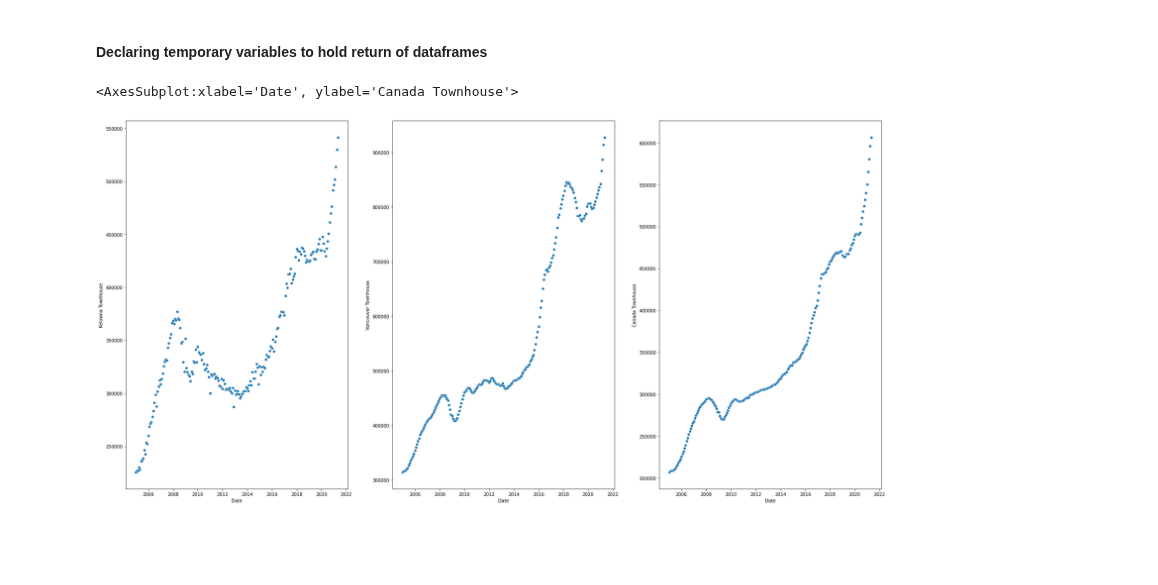
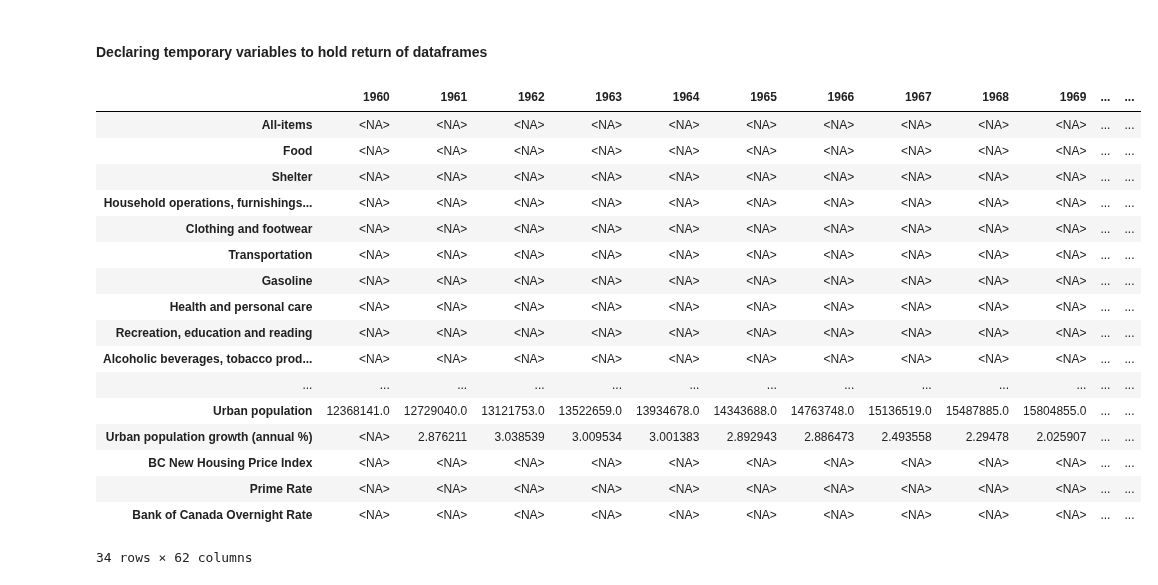
Before and after one commit to data301-2021-summer2/group-11-project, a Jupyter notebook: data/DataProcessingFunctions.ipynb, the cells around one changed output. Cells and saved outputs as stored; diff of their text form; code cells hidden in the pictures; blank space fills up the shorter version.

```diff
--- a/data/DataProcessingFunctions.ipynb
+++ b/data/DataProcessingFunctions.ipynb
@@ -103,12 +159,30 @@ masterDFFrom1991to2021 = masterDF.iloc[:, masterDF.shape[1]-31:masterDF.shape[1]
-# %%
-MLSHPIData
-
-fig, axs = plt.subplots(ncols=3)
-fig.set_figwidth(30)
-fig.set_figheight(15)
-sns.scatterplot(y=MLSHPIData['Kelowna Townhouse'],x=MLSHPIData.index,data=MLSHPIData,ax=axs[0])
-sns.scatterplot(y=MLSHPIData['Vancouver Townhouse'],x=MLSHPIData.index,data=MLSHPIData,ax=axs[1])
-sns.scatterplot(y=MLSHPIData['Canada Townhouse'],x=MLSHPIData.index,data=MLSHPIData,ax=axs[2])
-# %% [output]
-<AxesSubplot:xlabel='Date', ylabel='Canada Townhouse'>
-[figure, removed]
+# %%
+##For testing/debugging purposes ONLY.
+
+masterDF
+
+masterDF = mergeDataframes()
+MLSHPIData = loadMLSRegionalHPIData()
+
+#collecting 2000 to 2021 data.
+masterDFFrom2000to2021 = masterDF.iloc[:, masterDF.shape[1]-22:masterDF.shape[1]-1]
+masterDFFrom1991to2021 = masterDF.iloc[:, masterDF.shape[1]-31:masterDF.shape[1]-1]
+# %% [output]
+|  | 1960 | 1961 | 1962 | 1963 | 1964 | 1965 | 1966 | 1967 | 1968 | 1969 | ... | ... |
+| All-items | <NA> | <NA> | <NA> | <NA> | <NA> | <NA> | <NA> | <NA> | <NA> | <NA> | ... | ... |
+| Food | <NA> | <NA> | <NA> | <NA> | <NA> | <NA> | <NA> | <NA> | <NA> | <NA> | ... | ... |
+| Shelter | <NA> | <NA> | <NA> | <NA> | <NA> | <NA> | <NA> | <NA> | <NA> | <NA> | ... | ... |
+| Household operations, furnishings... | <NA> | <NA> | <NA> | <NA> | <NA> | <NA> | <NA> | <NA> | <NA> | <NA> | ... | ... |
+| Clothing and footwear | <NA> | <NA> | <NA> | <NA> | <NA> | <NA> | <NA> | <NA> | <NA> | <NA> | ... | ... |
+| Transportation | <NA> | <NA> | <NA> | <NA> | <NA> | <NA> | <NA> | <NA> | <NA> | <NA> | ... | ... |
+| Gasoline | <NA> | <NA> | <NA> | <NA> | <NA> | <NA> | <NA> | <NA> | <NA> | <NA> | ... | ... |
+| Health and personal care | <NA> | <NA> | <NA> | <NA> | <NA> | <NA> | <NA> | <NA> | <NA> | <NA> | ... | ... |
+| Recreation, education and reading | <NA> | <NA> | <NA> | <NA> | <NA> | <NA> | <NA> | <NA> | <NA> | <NA> | ... | ... |
+| Alcoholic beverages, tobacco prod... | <NA> | <NA> | <NA> | <NA> | <NA> | <NA> | <NA> | <NA> | <NA> | <NA> | ... | ... |
+| ... | ... | ... | ... | ... | ... | ... | ... | ... | ... | ... | ... | ... |
+| Urban population | 12368141.0 | 12729040.0 | 13121753.0 | 13522659.0 | 13934678.0 | 14343688.0 | 14763748.0 | 15136519.0 | 15487885.0 | 15804855.0 | ... | ... |
+| Urban population growth (annual %) | <NA> | 2.876211 | 3.038539 | 3.009534 | 3.001383 | 2.892943 | 2.886473 | 2.493558 | 2.29478 | 2.025907 | ... | ... |
+| BC New Housing Price Index | <NA> | <NA> | <NA> | <NA> | <NA> | <NA> | <NA> | <NA> | <NA> | <NA> | ... | ... |
+| Prime Rate | <NA> | <NA> | <NA> | <NA> | <NA> | <NA> | <NA> | <NA> | <NA> | <NA> | ... | ... |
+| Bank of Canada Overnight Rate | <NA> | <NA> | <NA> | <NA> | <NA> | <NA> | <NA> | <NA> | <NA> | <NA> | ... | ... |
+34 rows × 62 columns
```
Also changed, not shown: parts of 2 cells of this notebook, 1 other file.
